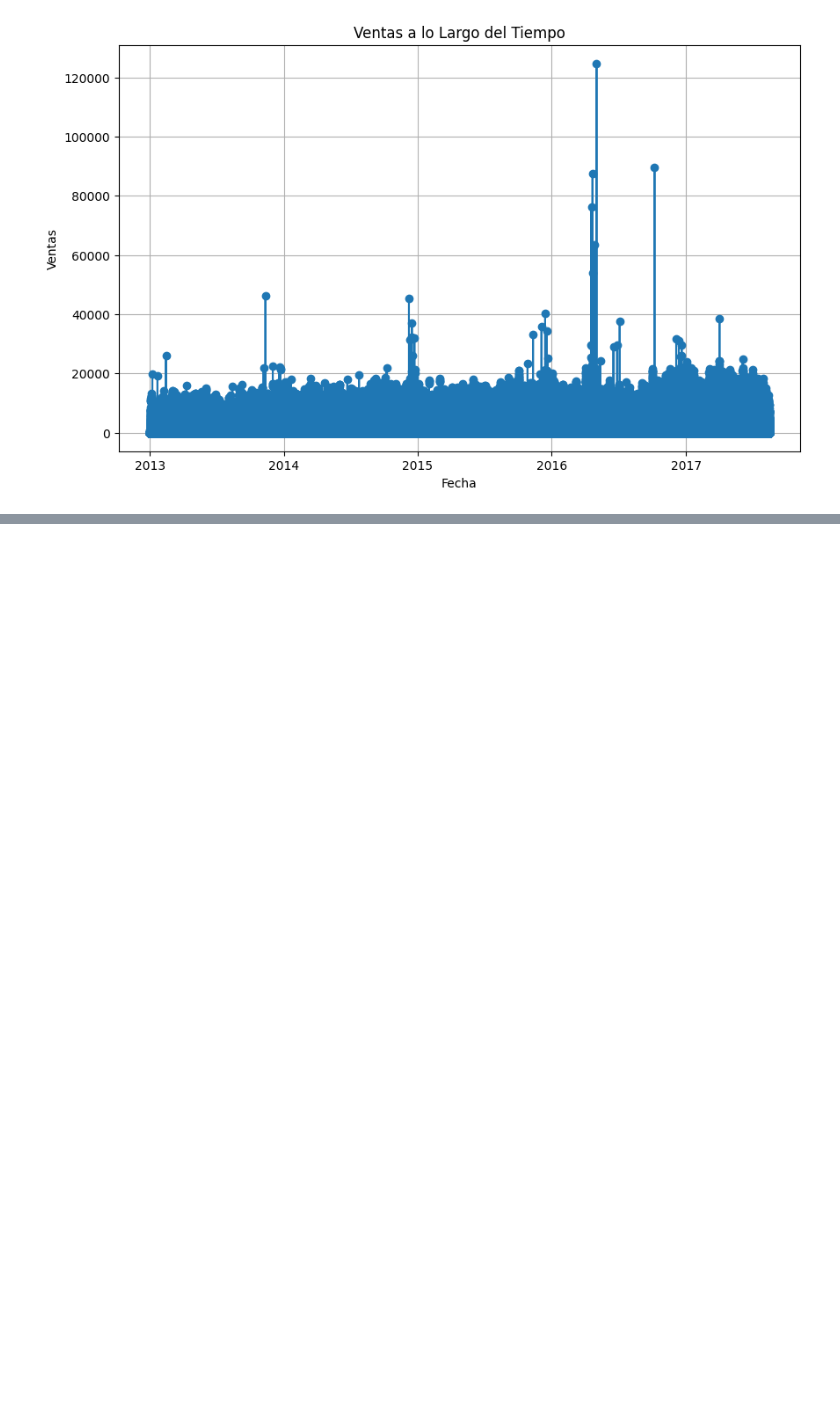
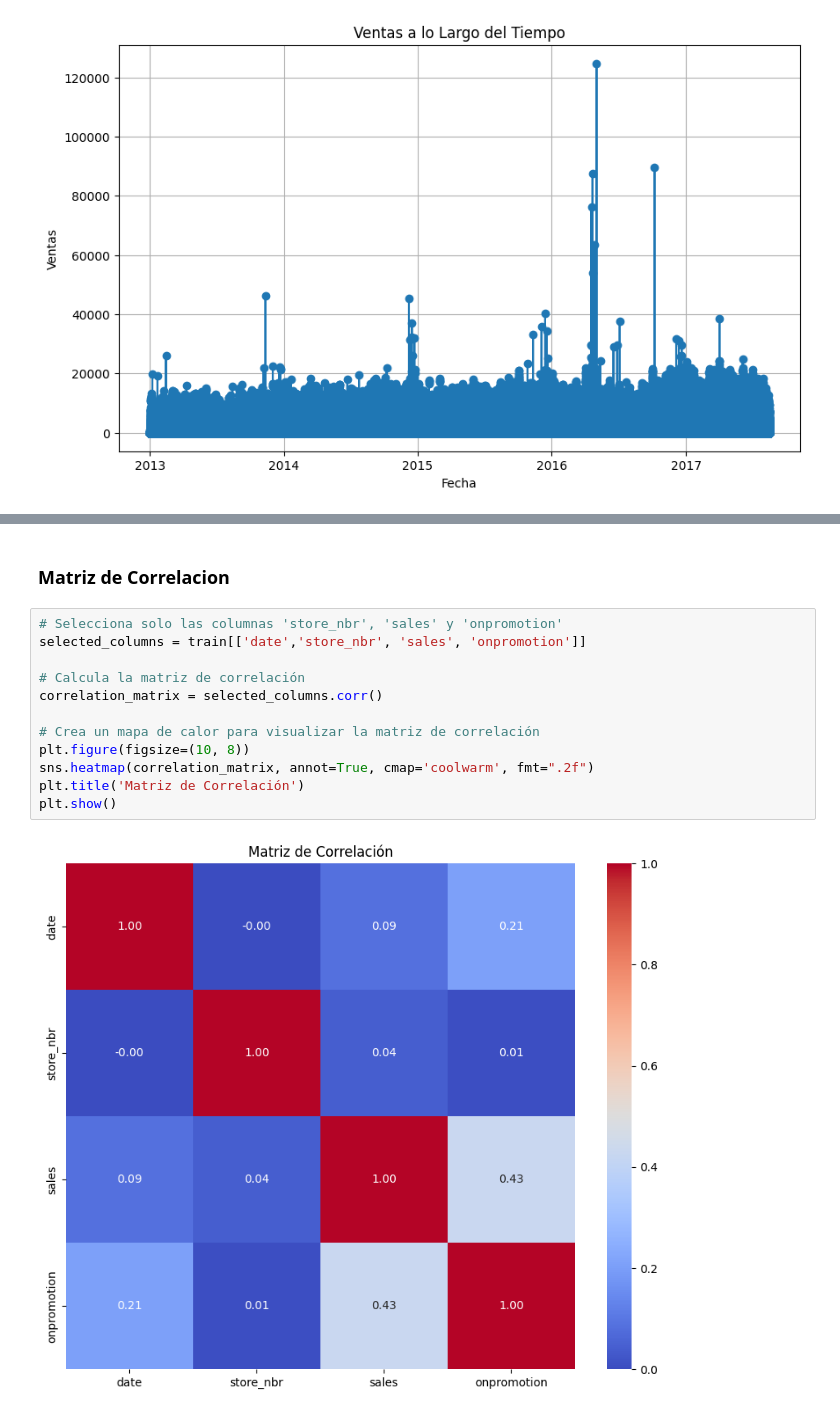
Before and after one commit to Ivo196/storeSales-TimeSeriesForecasting-Kaggle, a Jupyter notebook: Store Sales - Time Series Forecasting.ipynb, the cells around one changed output, grey strips where cells are left out. Saved outputs shown, nothing was run; the diff lists cells and outputs as text; blank space fills up the shorter version.

```diff
--- a/Store Sales - Time Series Forecasting.ipynb
+++ b/Store Sales - Time Series Forecasting.ipynb
@@ -156,0 +182,16 @@ ModuleNotFoundError: No module named 'seaborn'
+# %% [markdown]
+### Matriz de Correlacion
+# %%
+# Selecciona solo las columnas 'store_nbr', 'sales' y 'onpromotion'
+selected_columns = train[['date','store_nbr', 'sales', 'onpromotion']]
+
+# Calcula la matriz de correlación
+correlation_matrix = selected_columns.corr()
+
+# Crea un mapa de calor para visualizar la matriz de correlación
+plt.figure(figsize=(10, 8))
+sns.heatmap(correlation_matrix, annot=True, cmap='coolwarm', fmt=".2f")
+plt.title('Matriz de Correlación')
+plt.show()
+# %% [output]
+[figure, added]
```
Also changed, not shown: parts of 6 cells of this notebook.
